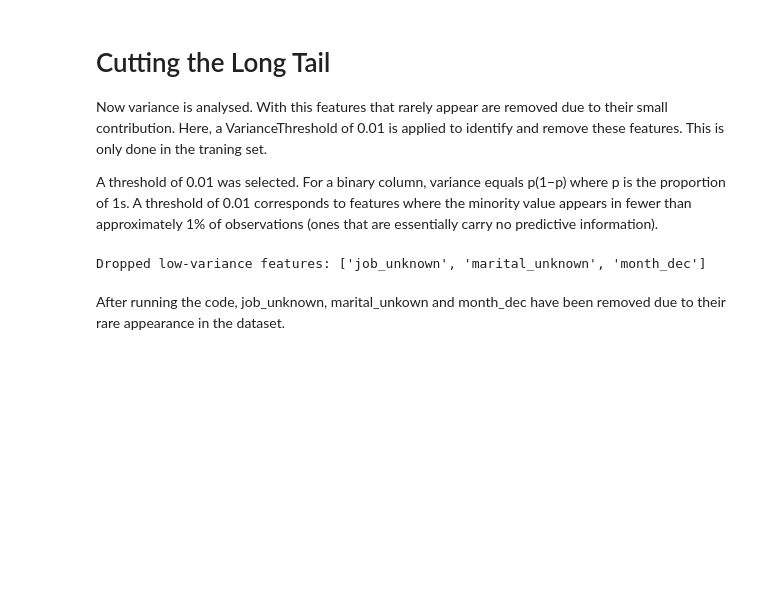
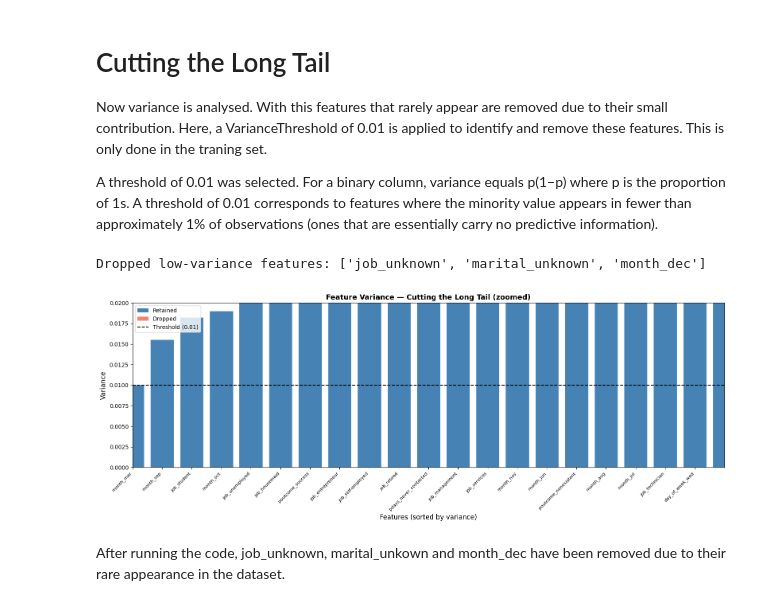
Before and after one commit to oliespineira/ML-fundamentals-2026, a Jupyter notebook: ML-fundamentals-2026.ipynb, the cells around one changed output. Cells and saved outputs as stored; diff of their text form; code cells hidden in the pictures; blank space fills up the shorter version.

```diff
--- a/ML-fundamentals-2026.ipynb
+++ b/ML-fundamentals-2026.ipynb
@@ -815,6 +803,37 @@ X_val   = pd.DataFrame(vt.transform(X_val),   columns=selected_cols)
 X_test  = pd.DataFrame(vt.transform(X_test),  columns=selected_cols)
 # %% [output]
 Dropped low-variance features: ['job_unknown', 'marital_unknown', 'month_dec']
+# %%
+# Compute variances BEFORE transforming X_train
+variances_series = X_train.var().sort_values()
+dropped_low_var_set = set(dropped_low_var)
+colors = ['salmon' if col in dropped_low_var_set else 'steelblue' for col in variances_series.index]
+
+fig, ax = plt.subplots(figsize=(16, 6))
+ax.bar(range(len(variances_series)), variances_series.values, color=colors, edgecolor='white')
+ax.axhline(y=0.01, color='black', linestyle='--', linewidth=1.5)
+
+# Show only the lowest variance features with labels
+ax.set_xlim(0, 20)  # zoom into leftmost features
+ax.set_ylim(0, 0.02)
+
+ax.set_xticks(range(20))
+ax.set_xticklabels(variances_series.index[:20], rotation=45, ha='right', fontsize=8)
+
+ax.set_xlabel('Features (sorted by variance)', fontsize=12)
+ax.set_ylabel('Variance', fontsize=12)
+ax.set_title('Feature Variance — Cutting the Long Tail (zoomed)', fontsize=13, fontweight='bold')
+
+from matplotlib.patches import Patch
+legend_elements = [Patch(facecolor='steelblue', label='Retained'),
+                   Patch(facecolor='salmon', label='Dropped'),
+                   plt.Line2D([0], [0], color='black', linestyle='--', label='Threshold (0.01)')]
+ax.legend(handles=legend_elements)
+
+plt.tight_layout()
+plt.show()
+# %% [output]
+[figure, added]
 # %% [markdown]
 After running the code, job_unknown, marital_unkown and month_dec have been removed due to their rare appearance in the dataset.
 # %% [markdown]
```
Also changed, not shown: parts of 15 cells of this notebook.
